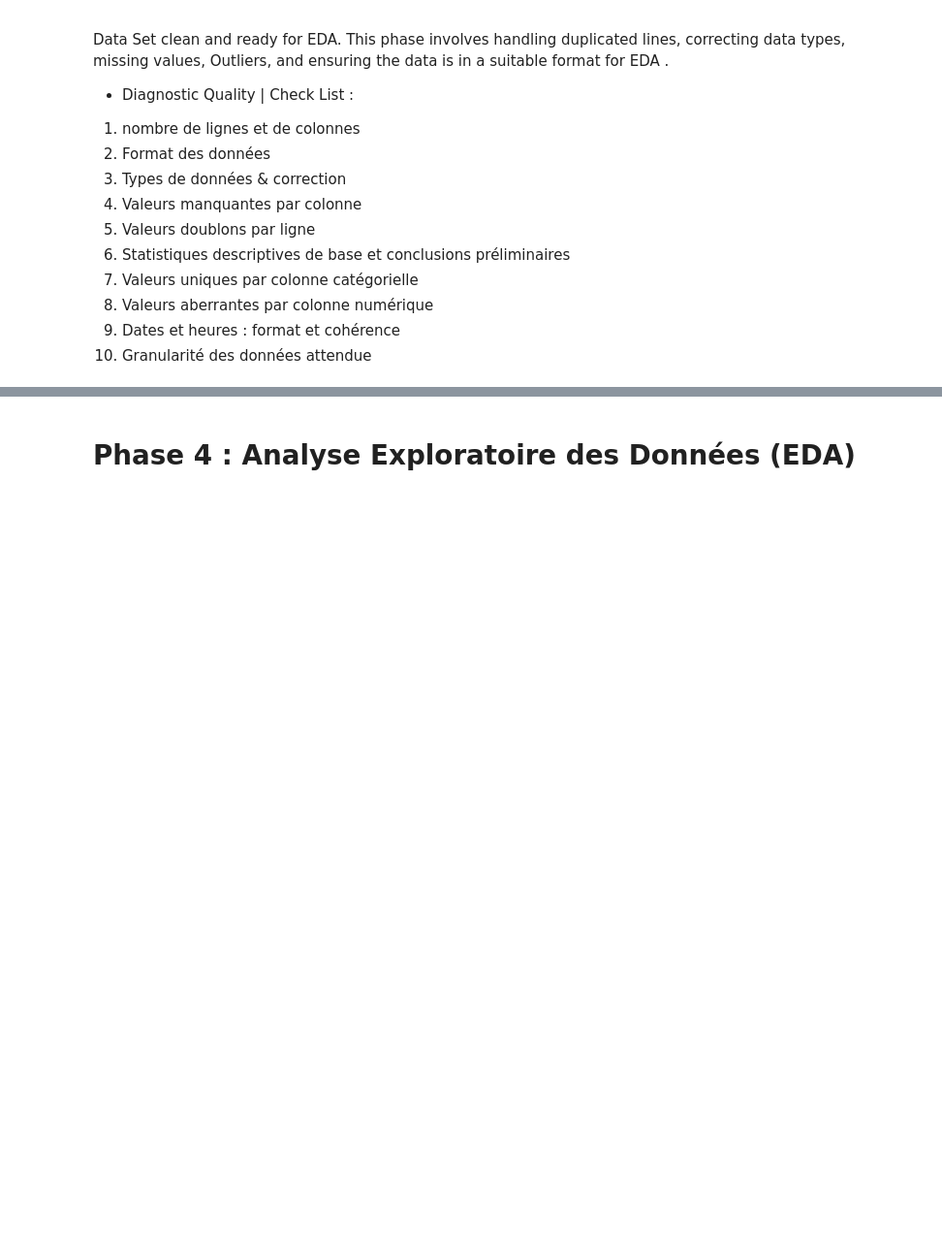
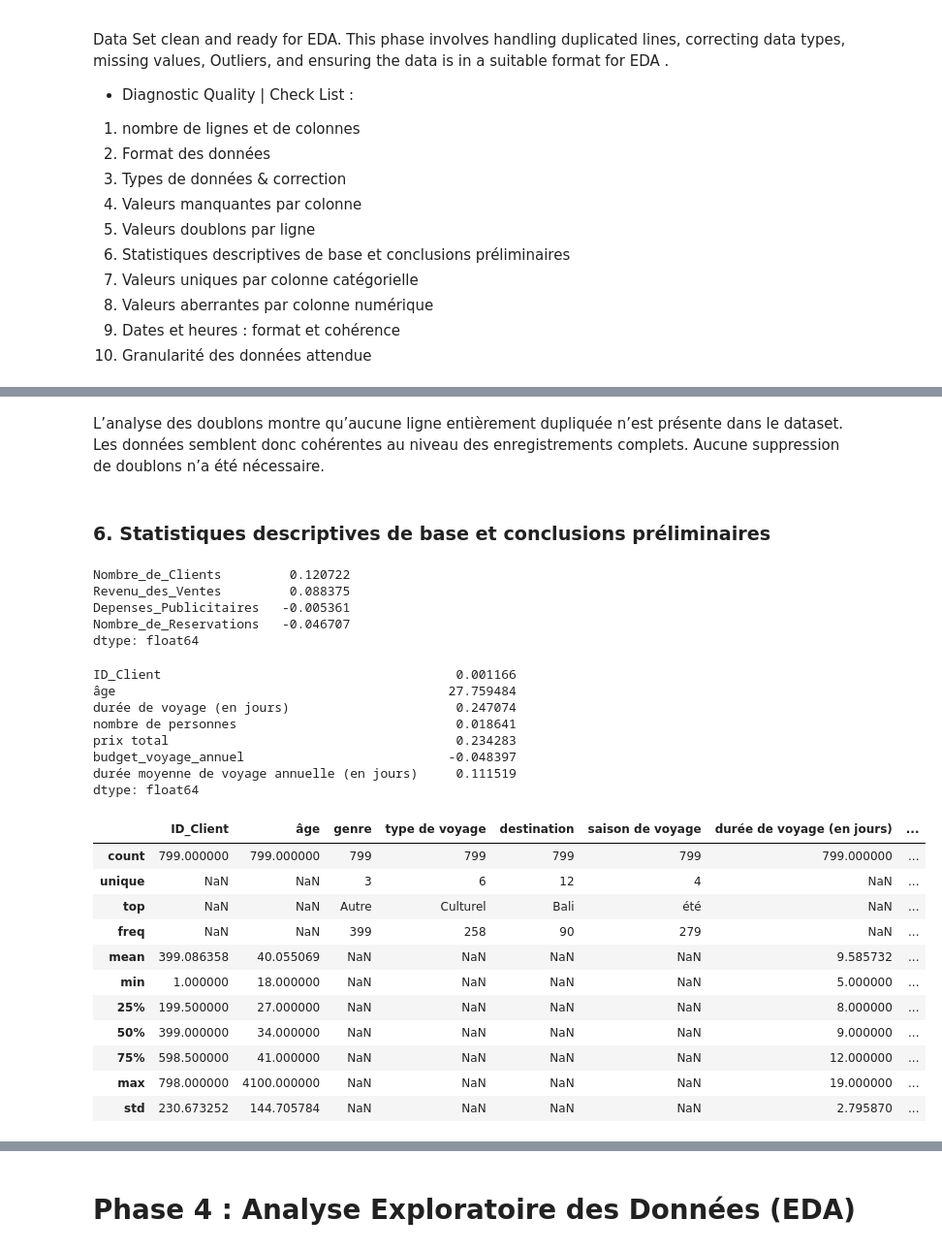
Before and after one commit to kikjabouza/Projet_DataViz, a Jupyter notebook: Projet_DataViz_EDA.ipynb, the cells around one changed output, grey strips where cells are left out. Shown at 97% size. Saved outputs shown, nothing was run; the diff lists cells and outputs as text; code cells hidden in the pictures; blank space fills up the shorter version.

```diff
--- a/Projet_DataViz_EDA.ipynb
+++ b/Projet_DataViz_EDA.ipynb
@@ -160,0 +442,39 @@ Data Set clean and ready for EDA. This phase involves handling duplicated lines,
+# %%
+#Variables catégorielles
+colonnes_cat = [
+    'genre',
+    'mode de paiement',
+    'type de voyage',
+    'évaluation sur 5'
+]
+
+for col in colonnes_cat:
+    data_client[col] = data_client[col].fillna(
+        data_client[col].mode()[0]
+    )
+# %%
+#Destination
+data_client['destination'] = data_client[
+    'destination'
+].fillna(
+    data_client['destination'].mode()[0]
+)
+
+#Les dates
+data_client = data_client.dropna(
+    subset=[
+        'date de début de voyage',
+        'date de fin de voyage'
+    ]
+)
+
+#Les variables numériques
+data_client[
+    'durée moyenne de voyage annuelle (en jours)'
+] = data_client[
+    'durée moyenne de voyage annuelle (en jours)'
+].fillna(
+    data_client[
+        'durée moyenne de voyage annuelle (en jours)'
+    ].median()
+)
@@ -160,0 +537,36 @@ Data Set clean and ready for EDA. This phase involves handling duplicated lines,
+# %% [markdown]
+L’analyse des doublons montre qu’aucune ligne entièrement dupliquée n’est présente dans le dataset. Les données semblent donc cohérentes au niveau des enregistrements complets. Aucune suppression de doublons n’a été nécessaire.
+# %% [markdown]
+### **6. Statistiques descriptives de base et conclusions préliminaires**
+# %%
+print(data_entreprise.skew(numeric_only=True))
+# %% [output]
+Nombre_de_Clients         0.120722
+Revenu_des_Ventes         0.088375
+Depenses_Publicitaires   -0.005361
+Nombre_de_Reservations   -0.046707
+dtype: float64
+# %%
+print(data_client.skew(numeric_only=True))
+data_client.describe(include='all')
+# %% [output]
+ID_Client                                       0.001166
+âge                                            27.759484
+durée de voyage (en jours)                      0.247074
+nombre de personnes                             0.018641
+prix total                                      0.234283
+budget_voyage_annuel                           -0.048397
+durée moyenne de voyage annuelle (en jours)     0.111519
+dtype: float64
+|  | ID_Client | âge | genre | type de voyage | destination | saison de voyage | durée de voyage (en jours) | ... |
+| count | 799.000000 | 799.000000 | 799 | 799 | 799 | 799 | 799.000000 | ... |
+| unique | NaN | NaN | 3 | 6 | 12 | 4 | NaN | ... |
+| top | NaN | NaN | Autre | Culturel | Bali | été | NaN | ... |
+| freq | NaN | NaN | 399 | 258 | 90 | 279 | NaN | ... |
+| mean | 399.086358 | 40.055069 | NaN | NaN | NaN | NaN | 9.585732 | ... |
+| min | 1.000000 | 18.000000 | NaN | NaN | NaN | NaN | 5.000000 | ... |
+| 25% | 199.500000 | 27.000000 | NaN | NaN | NaN | NaN | 8.000000 | ... |
+| 50% | 399.000000 | 34.000000 | NaN | NaN | NaN | NaN | 9.000000 | ... |
+| 75% | 598.500000 | 41.000000 | NaN | NaN | NaN | NaN | 12.000000 | ... |
+| max | 798.000000 | 4100.000000 | NaN | NaN | NaN | NaN | 19.000000 | ... |
+| std | 230.673252 | 144.705784 | NaN | NaN | NaN | NaN | 2.795870 | ... |
```
Also changed, not shown: parts of 50 cells of this notebook.
